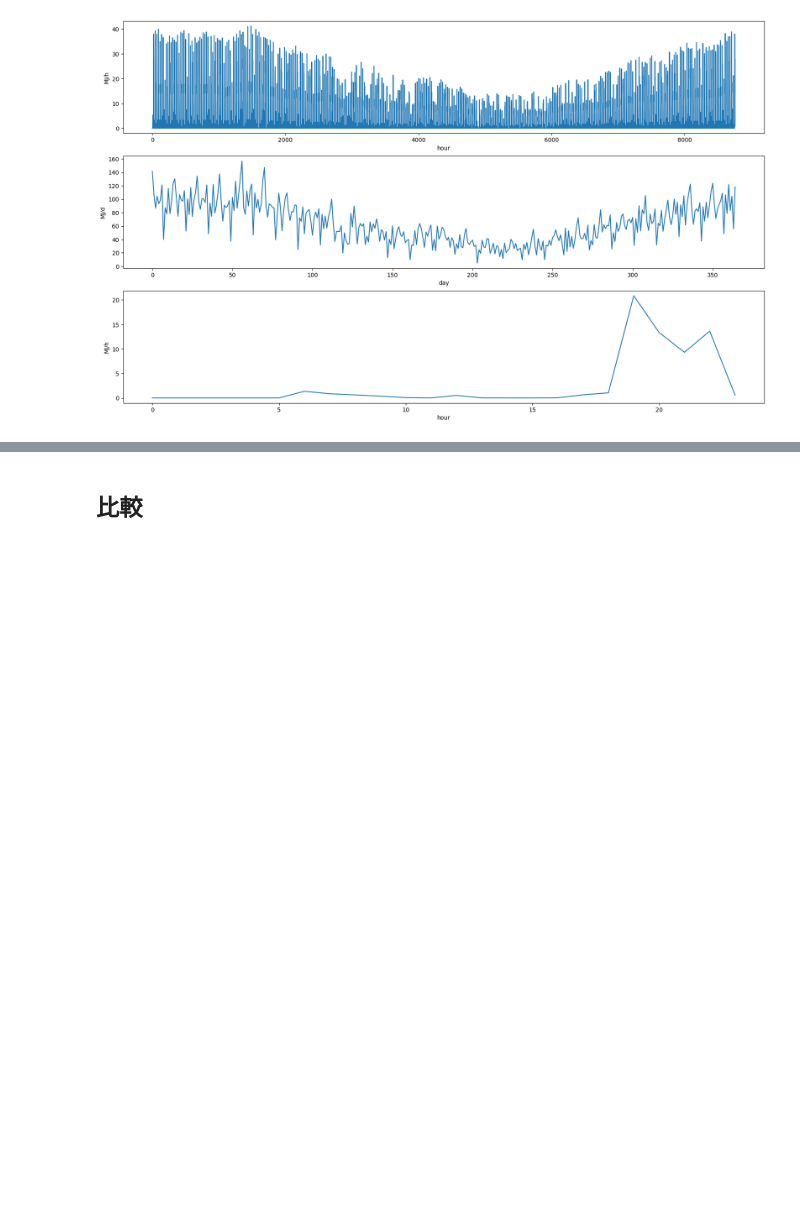
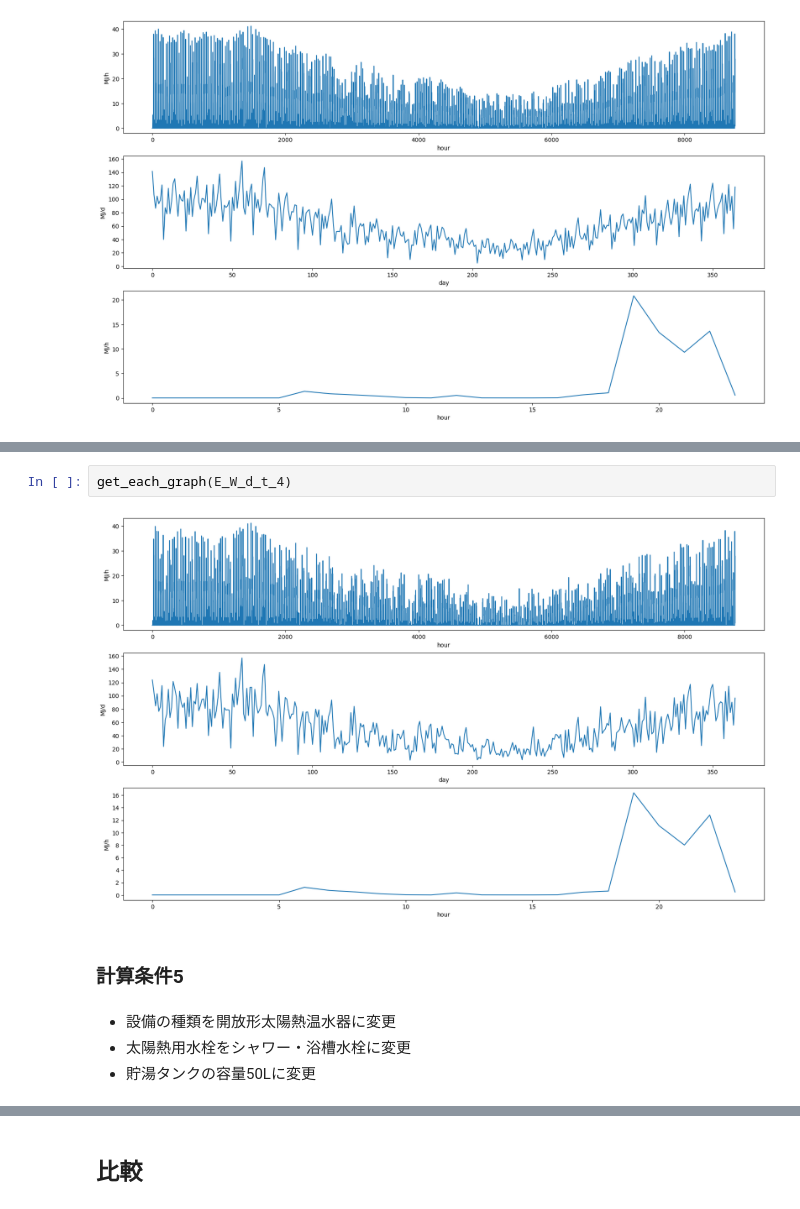
Before and after one commit to BRI-EES-House/pyhees_example, a Jupyter notebook: s09_02_water_based_solar_system.ipynb, the cells around one changed output, grey strips where cells are left out. Cells and saved outputs as stored; diff of their text form; blank space fills up the shorter version.

```diff
--- a/s09_02_water_based_solar_system.ipynb
+++ b/s09_02_water_based_solar_system.ipynb
@@ -176,0 +153,10 @@ get_each_graph(E_W_d_t_3)
+# %%
+get_each_graph(E_W_d_t_4)
+# %% [output]
+[figure, added]
+# %% [markdown]
+### 計算条件5
+# %% [markdown]
+- 設備の種類を開放形太陽熱温水器に変更
+- 太陽熱用水栓をシャワー・浴槽水栓に変更
+- 貯湯タンクの容量50Lに変更
```
Also changed, not shown: parts of 14 cells of this notebook.
